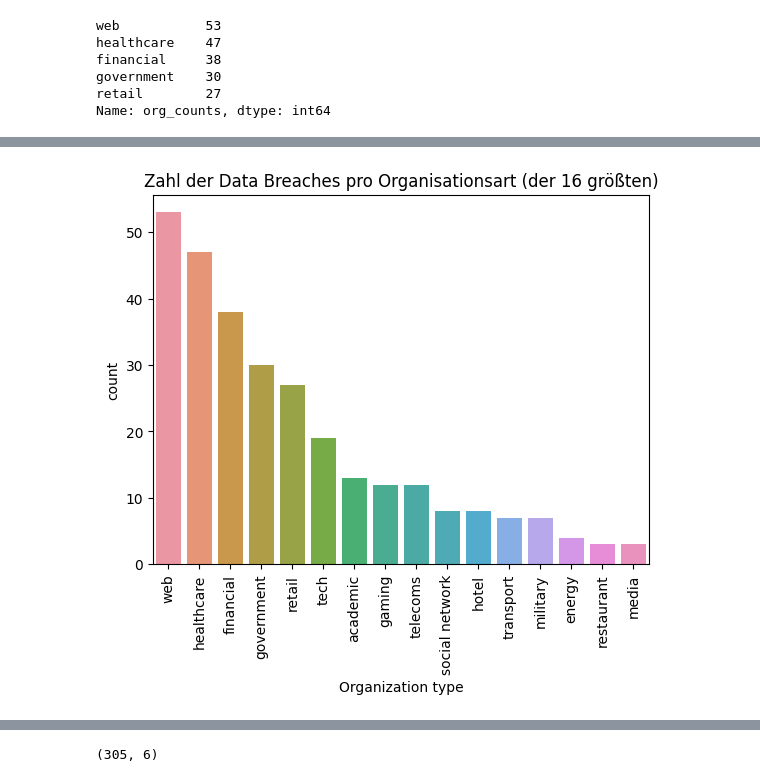
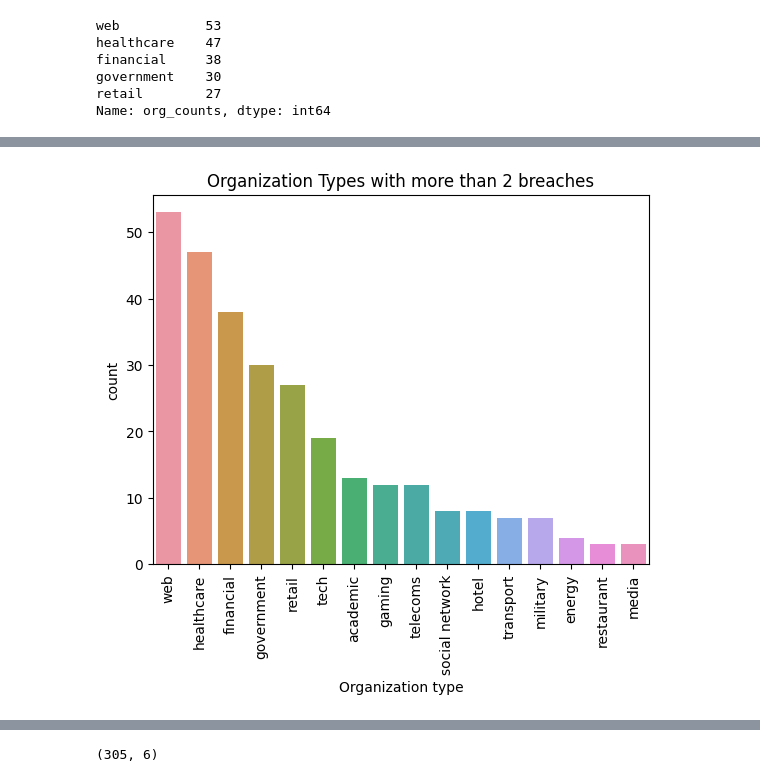
Before and after one commit to Jom123410/280222, a Jupyter notebook: Cyber_Security_Breaches.ipynb, the cells around one changed output, grey strips where cells are left out. Drawn from its saved outputs; the diff is of its cells as text; code cells hidden in the pictures.

```diff
--- a/Cyber_Security_Breaches.ipynb
+++ b/Cyber_Security_Breaches.ipynb
@@ -282,10 +282,10 @@ df_org_upper = df_org[df_org.org_counts > 2]
 # %%
 # Plotting a count plot of organization types with more than 2 breaches
 sns.countplot(x='Organization type', data=df_org_upper, order = df_org_upper['Organization type'].value_counts().index);
-plt.title('Zahl der Data Breaches pro Organisationsart (der 16 größten)')
+plt.title('Organization Types with more than 2 breaches')
 plt.xticks(rotation=90);
 # %% [output]
-[figure, old version]
+[figure, new version]
 # %%
 # Plotting a histogram plot showing the percentage of breaches per organization type
 sns.histplot(x='Organization type', stat='percent', data=df_org_upper);
```
Also changed, not shown: parts of 11 cells of this notebook.
